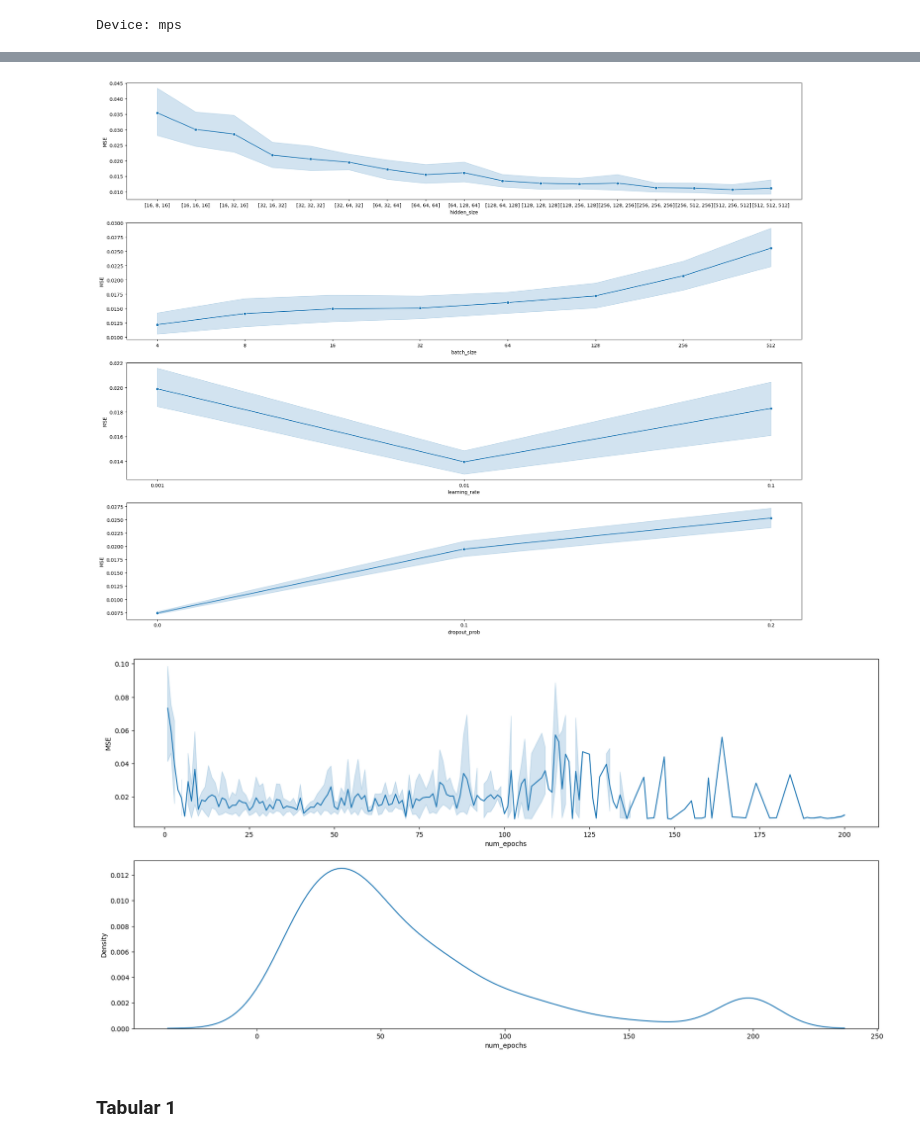
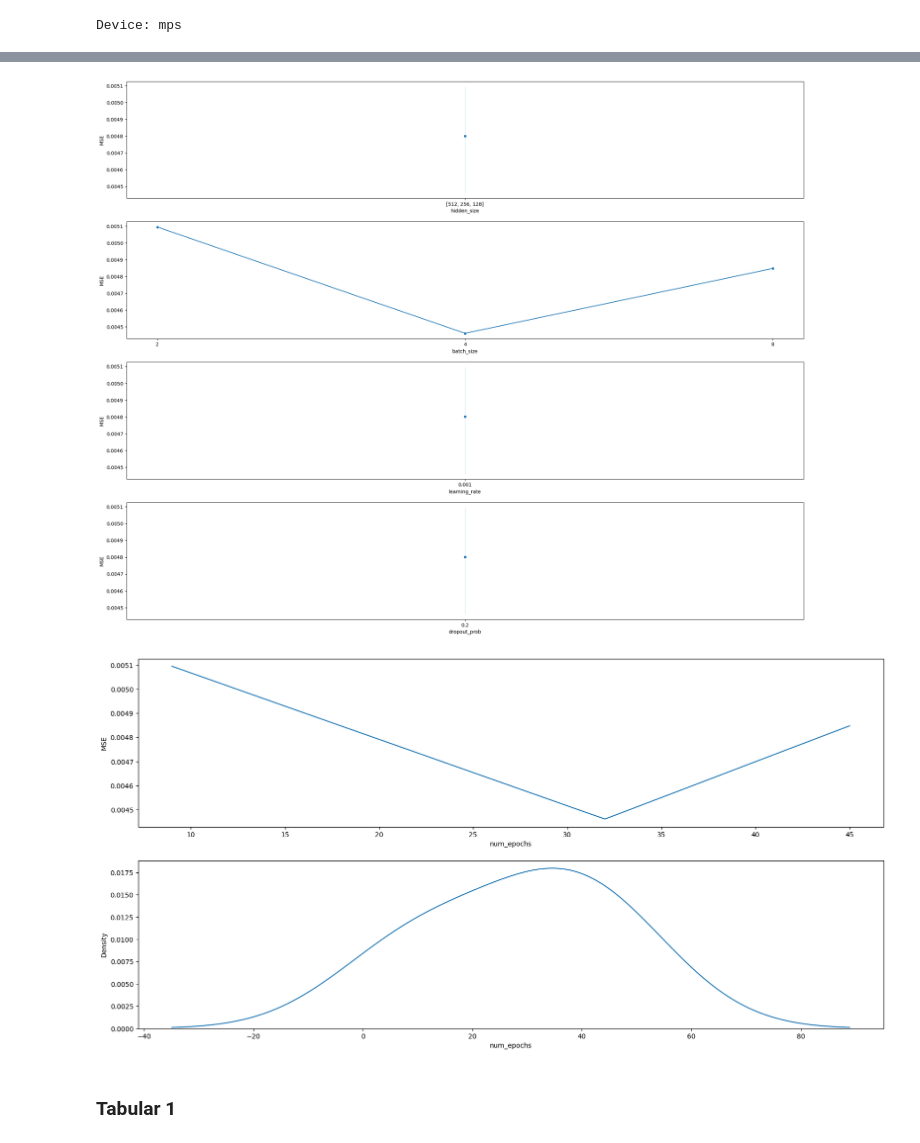
Before and after one commit to nicolopizzo/data-analytics, a Jupyter notebook: analysis.ipynb, the cells around one changed output, grey strips where cells are left out. Cells and saved outputs as stored; diff of their text form; code cells hidden in the pictures.

```diff
--- a/analysis.ipynb
+++ b/analysis.ipynb
@@ -1322,5 +1349,5 @@ RuntimeError: Error(s) in loading state_dict for NN:
 # %%
-my_table = pd.read_csv('my_table.csv')
+""" my_table = pd.read_csv('my_table.csv')
 
 # remove from my_table all the rows with mse = 0 or r2 < 0
 my_table = my_table[my_table['MSE'] > 0]
@@ -1343,5 +1370,5 @@ my_table = my_table.sort_values(by=['hidden_size'])
 
 display(my_table.head(10))
 
-my_table.to_csv('my_table4.csv', index=False)
+my_table.to_csv('my_table4.csv', index=False) """
 # %% [output]
@@ -1394,18 +1387,14 @@ my_table.sort_values(by=['MSE']).head(20)
 # %%
 # plot x = [hidden_size, num_epochs, batch_size, learning_rate, dropout_prob], y = MSE
-
-my_table = pd.read_csv('my_table4.csv')
-
 fig, axs = plt.subplots(nrows=4, ncols=1, figsize=(25, 20))
 sns.lineplot(x=my_table['hidden_size'].apply(lambda x: str(x)), y='MSE', data=my_table, ax=axs[0], marker='o')
-my_table = pd.read_csv('my_table3.csv')
 sns.lineplot(x=my_table['batch_size'].apply(lambda x: str(x)), y='MSE', data=my_table, ax=axs[1], marker='o')
 sns.lineplot(x=my_table['learning_rate'].apply(lambda x: str(x)), y='MSE', data=my_table, ax=axs[2], marker='o')
 sns.lineplot(x=my_table['dropout_prob'].apply(lambda x: str(x)), y='MSE', data=my_table, ax=axs[3], marker='o')
 
 plt.show()
 # %% [output]
-[figure, old version]
+[figure, new version]
 # %%
 fig, axs = plt.subplots(nrows=2, ncols=1, figsize=(20, 10))
 sns.lineplot(x=my_table['num_epochs'], y='MSE', data=my_table, ax=axs[0])
@@ -1413,7 +1402,7 @@ sns.kdeplot(my_table['num_epochs'], ax=axs[1])
 
 plt.show()
 # %% [output]
-[figure, old version]
+[figure, new version]
 # %% [markdown]
 ### Tabular 1
 # %%
```
Also changed, not shown: parts of 50 cells of this notebook, 1 other file.
